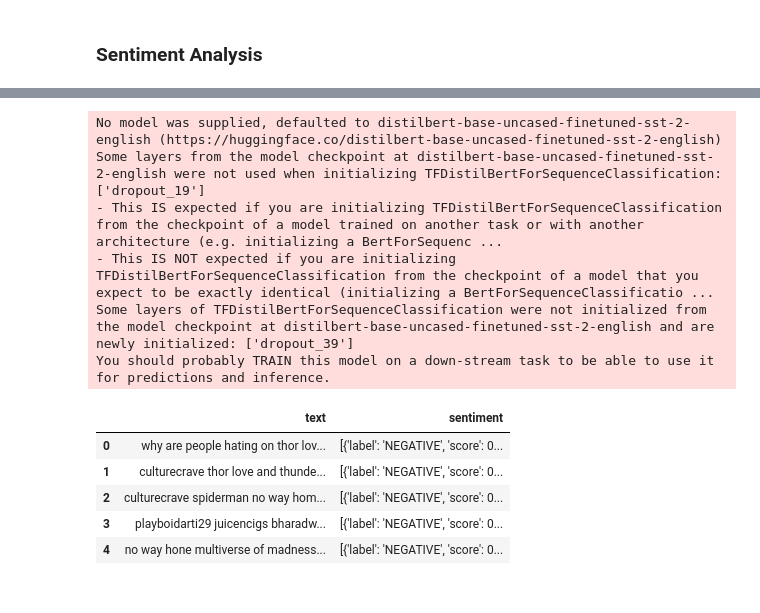
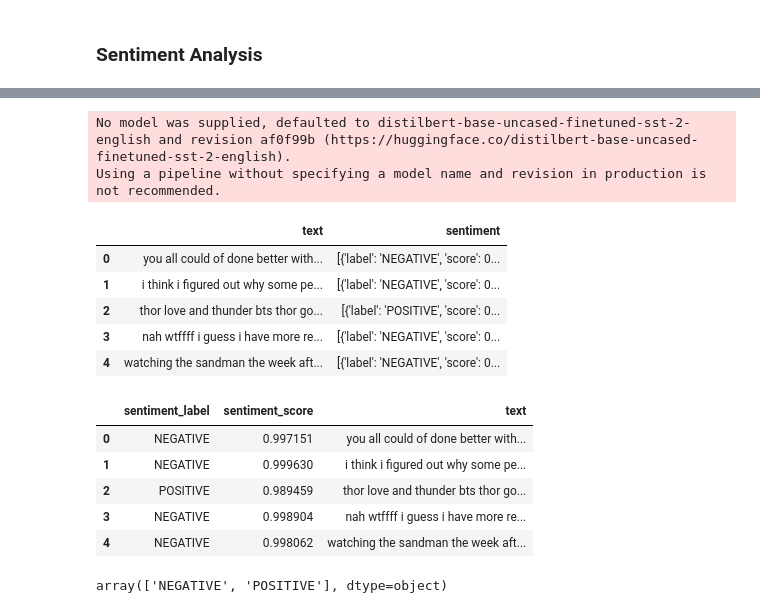
Before and after one commit to ShutDownMan/MinerandoDados, a Jupyter notebook: Trabalho 3/Trabalho_3.ipynb, the cells around one changed output, grey strips where cells are left out. Saved outputs shown, nothing was run; the diff lists cells and outputs as text; code cells hidden in the pictures.

```diff
--- a/Trabalho 3/Trabalho_3.ipynb
+++ b/Trabalho 3/Trabalho_3.ipynb
@@ -121,8 +130,21 @@ EmptyDataError: No columns to parse from file
 # %%
+# remove name of person who tweeted
+df['text'] = df['text'].apply((lambda x: re.sub(r'@[A-Za-z0-9]+', '', x)))
+
+# remove hashtags
+df['text'] = df['text'].apply((lambda x: re.sub(r'#', '', x)))
+
+# remove urls
+df['text'] = df['text'].apply((lambda x: re.sub(r'https?://[A-Za-z0-9./]+', '', x)))
+
 # clean tweets
 df['text'] = df['text'].apply(lambda x: x.lower())
 df['text'] = df['text'].apply((lambda x: re.sub('[^a-zA-z0-9\s]', '', x)))
 df['text'] = df['text'].apply((lambda x: re.sub('\s+', ' ', x)))
 
+# trim extra whitespace
+df['text'] = df['text'].apply(lambda x: x.strip())
+
+
 display(df.head())
 # %% [output]
@@ -194,27 +228,36 @@ plt.show()
 # %%
 # perform sentiment analysis using transformers
 from transformers import pipeline
 
 
 sentiment_analysis = pipeline("sentiment-analysis")
 
 # apply sentiment analysis
 df['sentiment'] = df['text'].apply(lambda x: sentiment_analysis(x))
-df['negativity'] = df[df['sentiment']].apply(lambda x: x['NEGATIVE'])
-df['positivity'] = df[df['sentiment']].apply(lambda x: x['POSITIVE'])
-df['neutrality'] = df[df['sentiment']].apply(lambda x: x['NEUTRAL'])
 
 display(df[['text', 'sentiment']].head())
 # %% [output]
-No model was supplied, defaulted to distilbert-base-uncased-finetuned-sst-2-english (https://huggingface.co/distilbert-base-uncased-finetuned-sst-2-english)
-Some layers from the model checkpoint at distilbert-base-uncased-finetuned-sst-2-english were not used when initializing TFDistilBertForSequenceClassification: ['dropout_19']
-- This IS expected if you are initializing TFDistilBertForSequenceClassification from the checkpoint of a model trained on another task or with another architecture (e.g. initializing a BertForSequenc ...
-- This IS NOT expected if you are initializing TFDistilBertForSequenceClassification from the checkpoint of a model that you expect to be exactly identical (initializing a BertForSequenceClassificatio ...
-Some layers of TFDistilBertForSequenceClassification were not initialized from the model checkpoint at distilbert-base-uncased-finetuned-sst-2-english and are newly initialized: ['dropout_39']
-You should probably TRAIN this model on a down-stream task to be able to use it for predictions and inference.
+No model was supplied, defaulted to distilbert-base-uncased-finetuned-sst-2-english and revision af0f99b (https://huggingface.co/distilbert-base-uncased-finetuned-sst-2-english).
+Using a pipeline without specifying a model name and revision in production is not recommended.
 |  | text | sentiment |
-| 0 | why are people hating on thor lov... | [{'label': 'NEGATIVE', 'score': 0... |
-| 1 | culturecrave thor love and thunde... | [{'label': 'NEGATIVE', 'score': 0... |
-| 2 | culturecrave spiderman no way hom... | [{'label': 'NEGATIVE', 'score': 0... |
-| 3 | playboidarti29 juicencigs bharadw... | [{'label': 'NEGATIVE', 'score': 0... |
-| 4 | no way hone multiverse of madness... | [{'label': 'NEGATIVE', 'score': 0... |
+| 0 | you all could of done better with... | [{'label': 'NEGATIVE', 'score': 0... |
+| 1 | i think i figured out why some pe... | [{'label': 'NEGATIVE', 'score': 0... |
+| 2 | thor love and thunder bts thor go... | [{'label': 'POSITIVE', 'score': 0... |
+| 3 | nah wtffff i guess i have more re... | [{'label': 'NEGATIVE', 'score': 0... |
+| 4 | watching the sandman the week aft... | [{'label': 'NEGATIVE', 'score': 0... |
+# %%
+df['sentiment_label'] = df['sentiment'].apply(lambda x: x[0]['label'])
+df['sentiment_score'] = df['sentiment'].apply(lambda x: x[0]['score'])
+
+display(df[['sentiment_label', 'sentiment_score', 'text']].head())
+# %% [output]
+|  | sentiment_label | sentiment_score | text |
+| 0 | NEGATIVE | 0.997151 | you all could of done better with... |
+| 1 | NEGATIVE | 0.999630 | i think i figured out why some pe... |
+| 2 | POSITIVE | 0.989459 | thor love and thunder bts thor go... |
+| 3 | NEGATIVE | 0.998904 | nah wtffff i guess i have more re... |
+| 4 | NEGATIVE | 0.998062 | watching the sandman the week aft... |
+# %%
+df['sentiment_label'].unique()
+# %% [output]
+array(['NEGATIVE', 'POSITIVE'], dtype=object)
```
Also changed, not shown: parts of 21 cells of this notebook.
